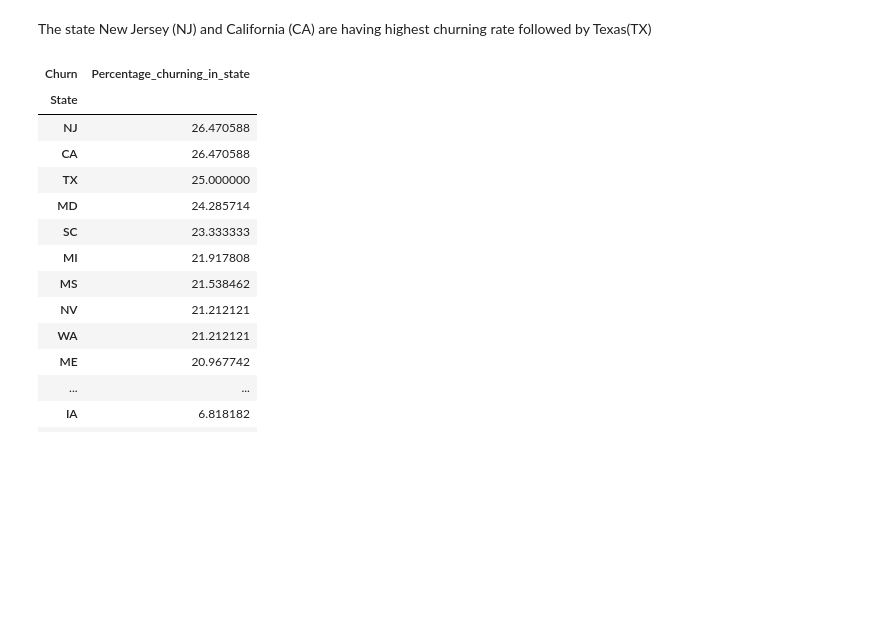
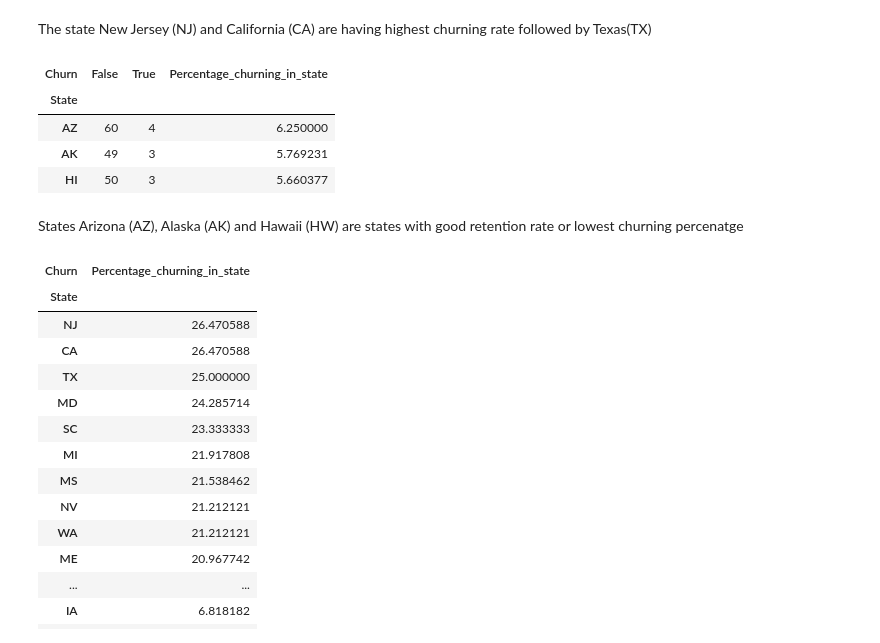
Before and after one commit to josevypz/EDA-Telecom-churn, a Jupyter notebook: Jose_Vypana_telecom_churn_analysis.ipynb, the cells around one changed output. Cells and saved outputs as stored; diff of their text form; code cells hidden in the pictures; blank space fills up the shorter version.

```diff
--- a/Jose_Vypana_telecom_churn_analysis.ipynb
+++ b/Jose_Vypana_telecom_churn_analysis.ipynb
@@ -459,6 +473,16 @@ churn_in_state.head(3)
 | TX | 54 | 18 | 25.000000 |
 # %% [markdown]
 The state New Jersey (NJ) and California (CA) are having highest churning rate followed by Texas(TX)
+# %%
+churn_in_state.tail(3)
+# %% [output]
+| Churn | False | True | Percentage_churning_in_state |
+| State |  |  |  |
+| AZ | 60 | 4 | 6.250000 |
+| AK | 49 | 3 | 5.769231 |
+| HI | 50 | 3 | 5.660377 |
+# %% [markdown]
+States Arizona (AZ), Alaska (AK) and Hawaii (HW) are states with good retention rate or lowest churning percenatge
 # %%
 df_churn_state_percentage = churn_in_state[['Percentage_churning_in_state']]
 df_churn_state_percentage
```
Also changed, not shown: parts of 20 cells of this notebook.
